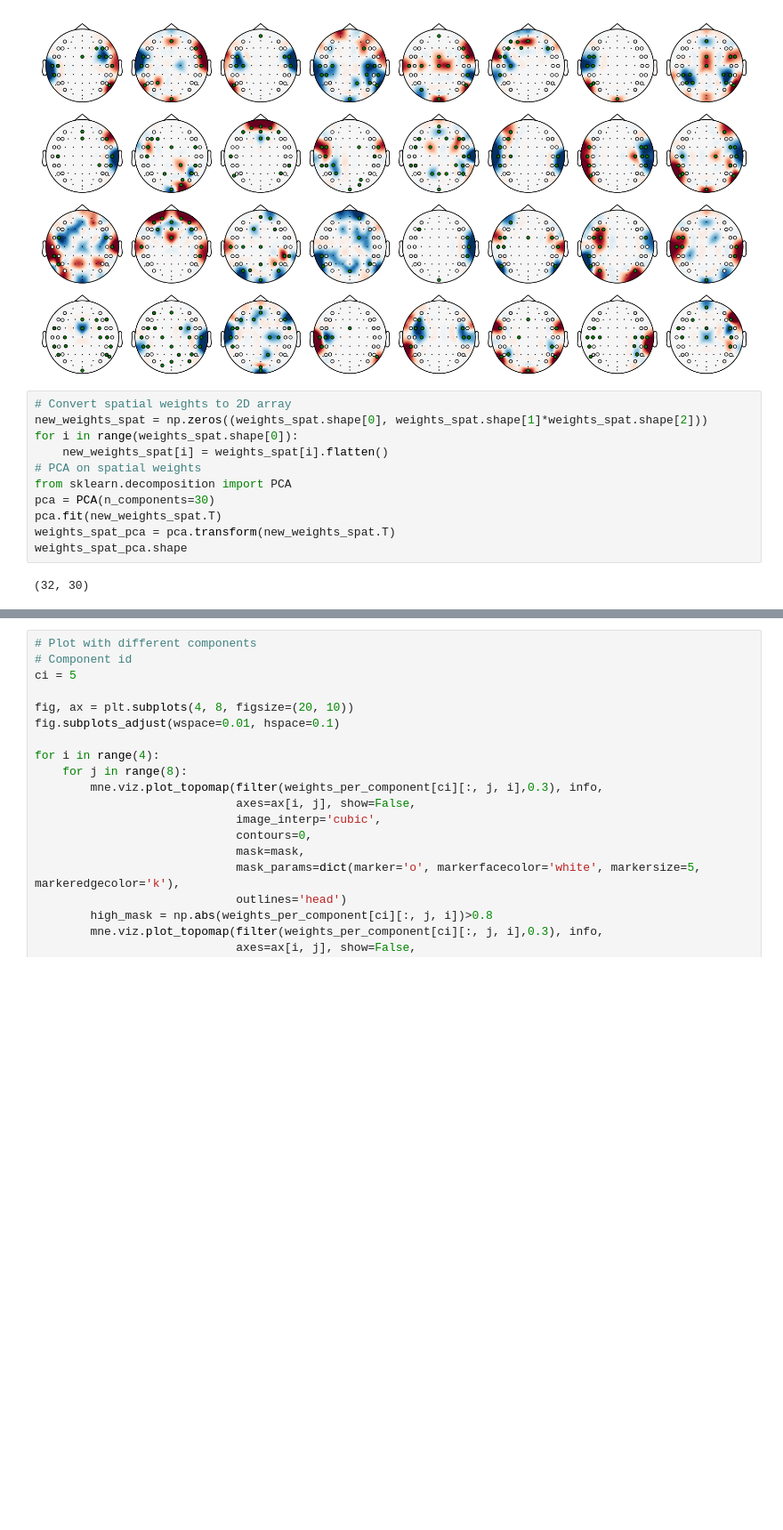
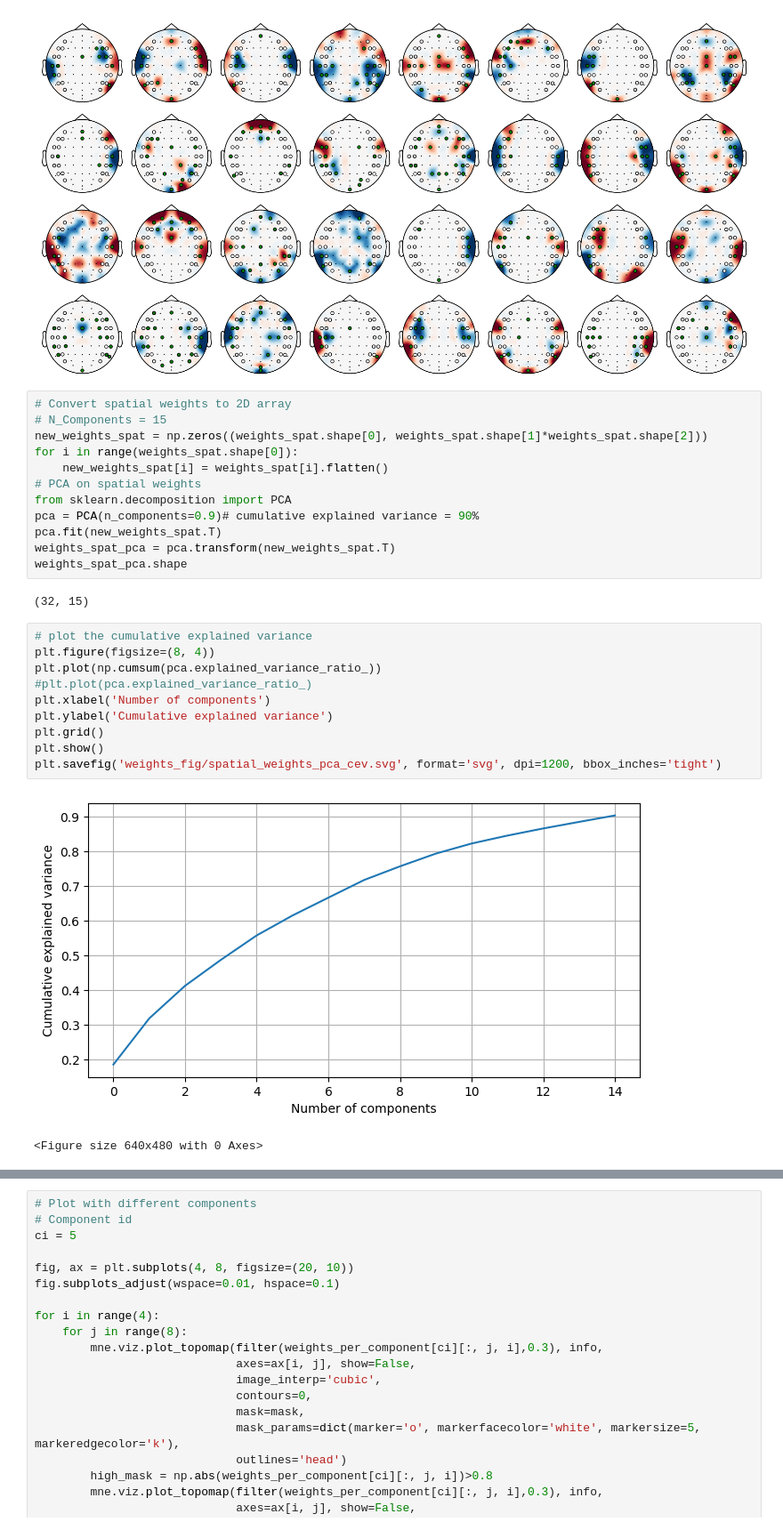
Before and after one commit to ruix6/ADT_Network, a Jupyter notebook: plot_weights.ipynb, the cells around one changed output, grey strips where cells are left out. Shown at 89% size. Saved outputs shown, nothing was run; the diff lists cells and outputs as text; blank space fills up the shorter version.

```diff
--- a/plot_weights.ipynb
+++ b/plot_weights.ipynb
@@ -177,17 +177,31 @@ for i in range(4):
 [figure]
 # %%
 # Convert spatial weights to 2D array
+# N_Components = 15
 new_weights_spat = np.zeros((weights_spat.shape[0], weights_spat.shape[1]*weights_spat.shape[2]))
 for i in range(weights_spat.shape[0]):
     new_weights_spat[i] = weights_spat[i].flatten()
 # PCA on spatial weights
 from sklearn.decomposition import PCA
-pca = PCA(n_components=30)
+pca = PCA(n_components=0.9)# cumulative explained variance = 90%
 pca.fit(new_weights_spat.T)
 weights_spat_pca = pca.transform(new_weights_spat.T)
 weights_spat_pca.shape
 # %% [output]
-(32, 30)
+(32, 15)
+# %%
+# plot the cumulative explained variance
+plt.figure(figsize=(8, 4))
+plt.plot(np.cumsum(pca.explained_variance_ratio_))
+#plt.plot(pca.explained_variance_ratio_)
+plt.xlabel('Number of components')
+plt.ylabel('Cumulative explained variance')
+plt.grid()
+plt.show()
+plt.savefig('weights_fig/spatial_weights_pca_cev.svg', format='svg', dpi=1200, bbox_inches='tight')
+# %% [output]
+[figure, added]
+<Figure size 640x480 with 0 Axes>
 # %%
 weights_per_component = []
 # Inverse transform to get spatial weights for each component
```
Also changed, not shown: parts of 2 cells of this notebook, 16 other files.
